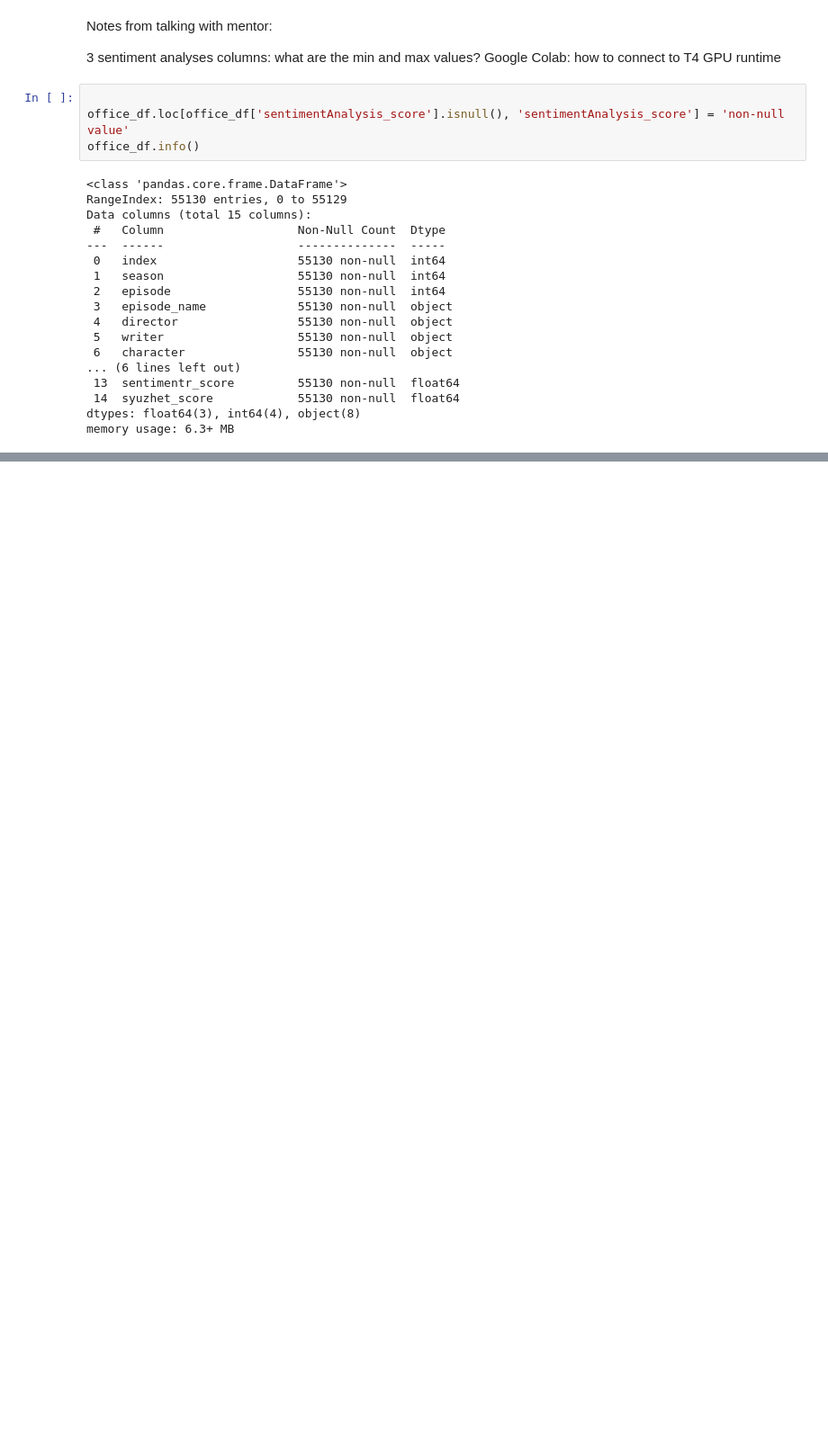
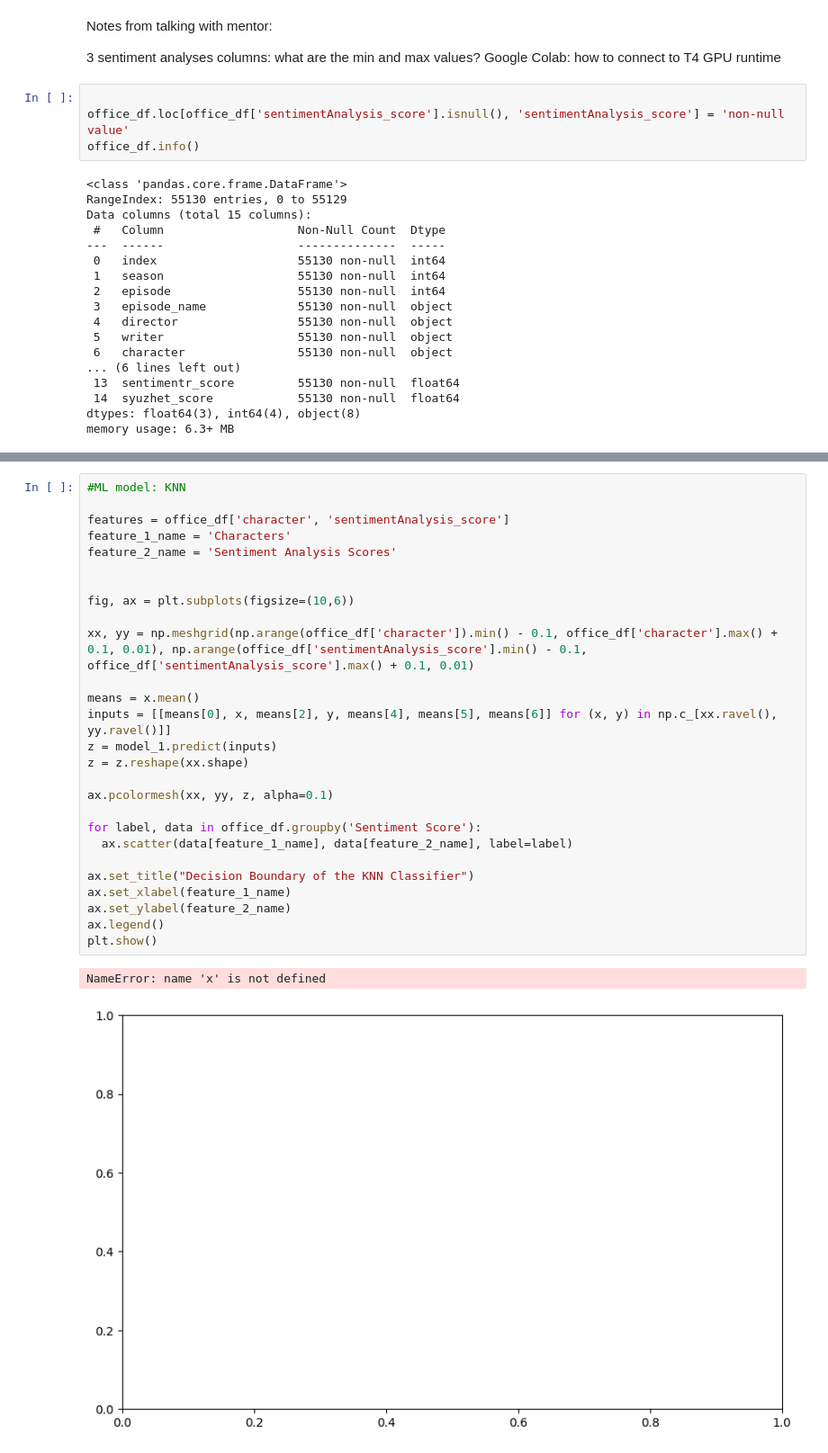
Before and after one commit to Lailamh/DSRP1, a Jupyter notebook: Data_Science_Research_Project.ipynb, the cells around one changed output, grey strips where cells are left out. Shown: that part at 90% size. Drawn from its saved outputs; the diff is of its cells as text; blank space fills up the shorter version.

```diff
--- a/Data_Science_Research_Project.ipynb
+++ b/Data_Science_Research_Project.ipynb
@@ -315,0 +388,30 @@ TypeError: Cannot convert [0.2857142857142857 0.0 0.4285714285714285 ... 0.16666
+# %%
+#ML model: KNN
+
+features = office_df['character', 'sentimentAnalysis_score']
+feature_1_name = 'Characters'
+feature_2_name = 'Sentiment Analysis Scores'
+
+
+fig, ax = plt.subplots(figsize=(10,6))
+
+xx, yy = np.meshgrid(np.arange(office_df['character']).min() - 0.1, office_df['character'].max() + 0.1, 0.01), np.arange(office_df['sentimentAnalysis_score'].min() - 0.1, office_df['sentimentAnalysis_score'].max() + 0.1, 0.01)
+
+means = x.mean()
+inputs = [[means[0], x, means[2], y, means[4], means[5], means[6]] for (x, y) in np.c_[xx.ravel(), yy.ravel()]]
+z = model_1.predict(inputs)
+z = z.reshape(xx.shape)
+
+ax.pcolormesh(xx, yy, z, alpha=0.1)
+
+for label, data in office_df.groupby('Sentiment Score'):
+  ax.scatter(data[feature_1_name], data[feature_2_name], label=label)
+
+ax.set_title("Decision Boundary of the KNN Classifier")
+ax.set_xlabel(feature_1_name)
+ax.set_ylabel(feature_2_name)
+ax.legend()
+plt.show()
+# %% [output]
+NameError: name 'x' is not defined
+[figure, added]
```
Also changed, not shown: parts of 7 cells of this notebook.
